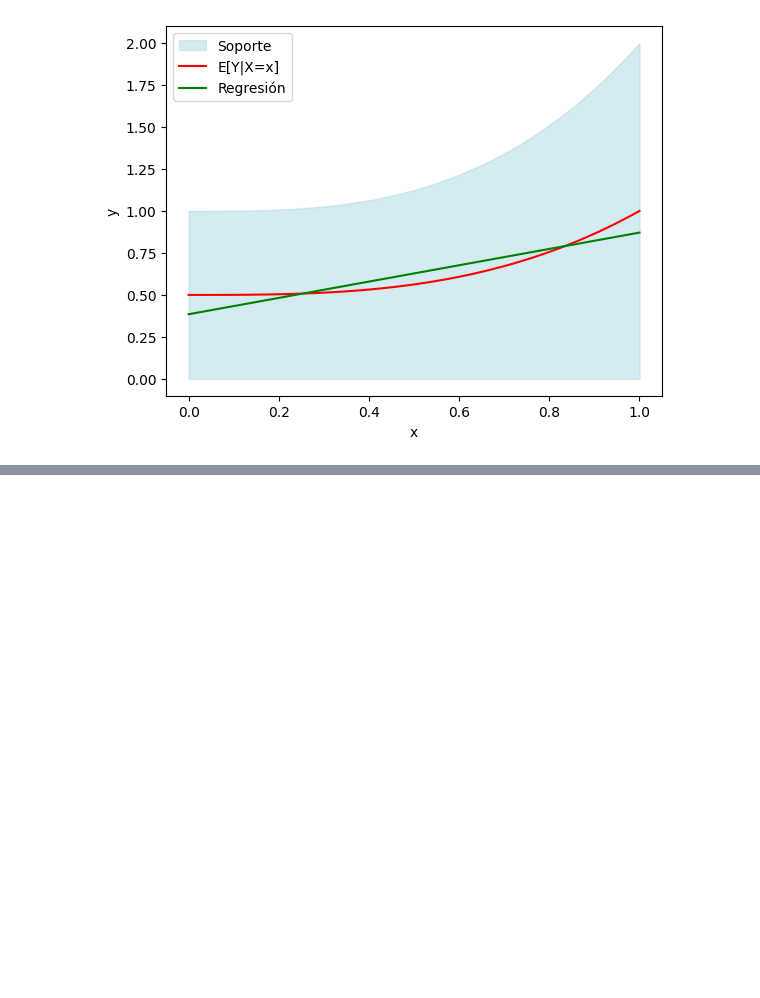
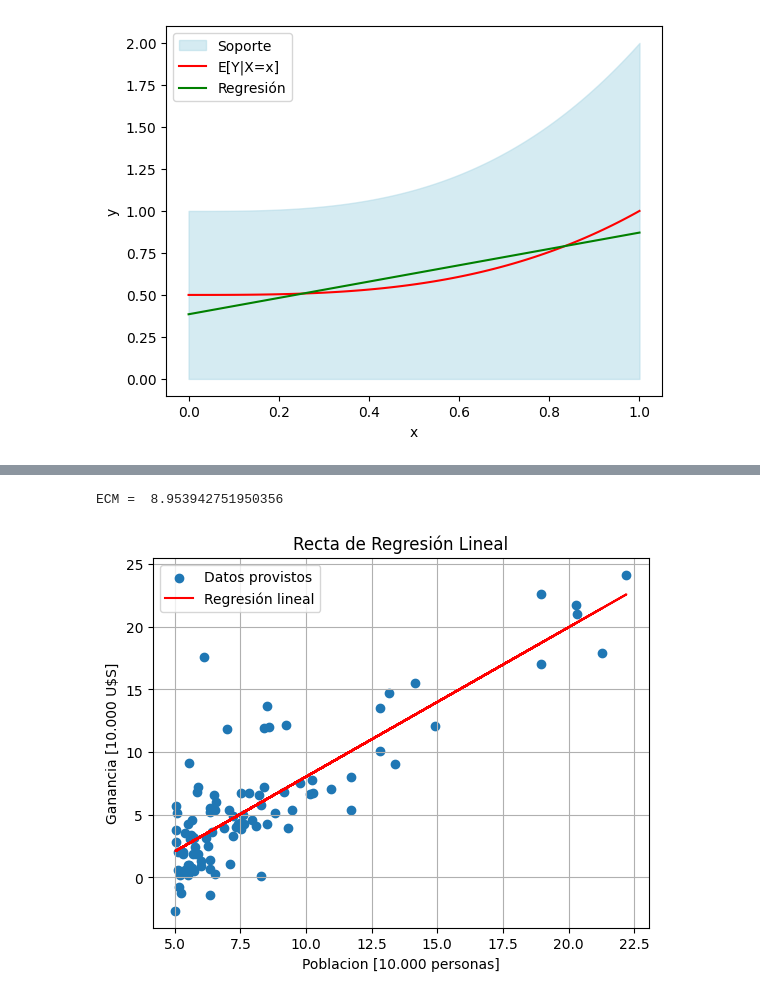
Before and after one commit to joaquinmacia/taller_procesamiento_senales, a Jupyter notebook: guia_1/guia_1.ipynb, the cells around one changed output, grey strips where cells are left out. Saved outputs shown, nothing was run; the diff lists cells and outputs as text; code cells hidden in the pictures; blank space fills up the shorter version.

```diff
--- a/guia_1/guia_1.ipynb
+++ b/guia_1/guia_1.ipynb
@@ -294,0 +300,41 @@ plt.legend()
+# %%
+# a) y b)
+
+# Cargamos los datos del archivo en una variable
+
+data = np.loadtxt("recursos/mc.txt", delimiter=',', dtype=float)
+
+#Convierto en Matriz, y agrego columna de 1s para term. independiente
+data_x = data[:,0].reshape(-1, 1)
+ones = np.ones((data_x.shape[0], 1))
+data_x = np.append(ones, data_x, axis=1)
+
+data_y = data[:,1]
+
+# Con matrices
+# [alfa , beta] = (X^T*X)^(-1) * X^T*Y
+vec_est = np.linalg.inv(data_x.T @ data_x) @ (data_x.T @ data_y)
+alfa = vec_est[0]
+beta = vec_est[1]
+
+Y_pred = alfa + beta * data_x[:,1]
+
+# Con funcion linregress()
+# alfa1, beta1, r_value, p_value, std_err = linregress(data_x[:,1], data_y)
+# Y_pred1 = alfa1 * data_x[:,1] + beta1
+
+plt.scatter(data_x[:,1], data_y, label='Datos provistos')
+plt.plot(data_x[:,1], Y_pred, color='red', label='Regresión lineal')
+#plt.plot(data_x[:,1], Y_pred1, color='green', label='Regresion lineal')
+plt.xlabel("Poblacion [10.000 personas]")
+plt.ylabel("Ganancia [10.000 U$S]")
+plt.grid()
+plt.title("Recta de Regresión Lineal")
+plt.legend()
+
+# Calculo del ECM = E[(y_data - Y_pred)^2]
+ECM = np.mean(np.power(data_y - Y_pred, 2))
+print("ECM = ", ECM)
+# %% [output]
+ECM =  8.953942751950356
+[figure, added]
```
Also changed, not shown: parts of 3 cells of this notebook.
